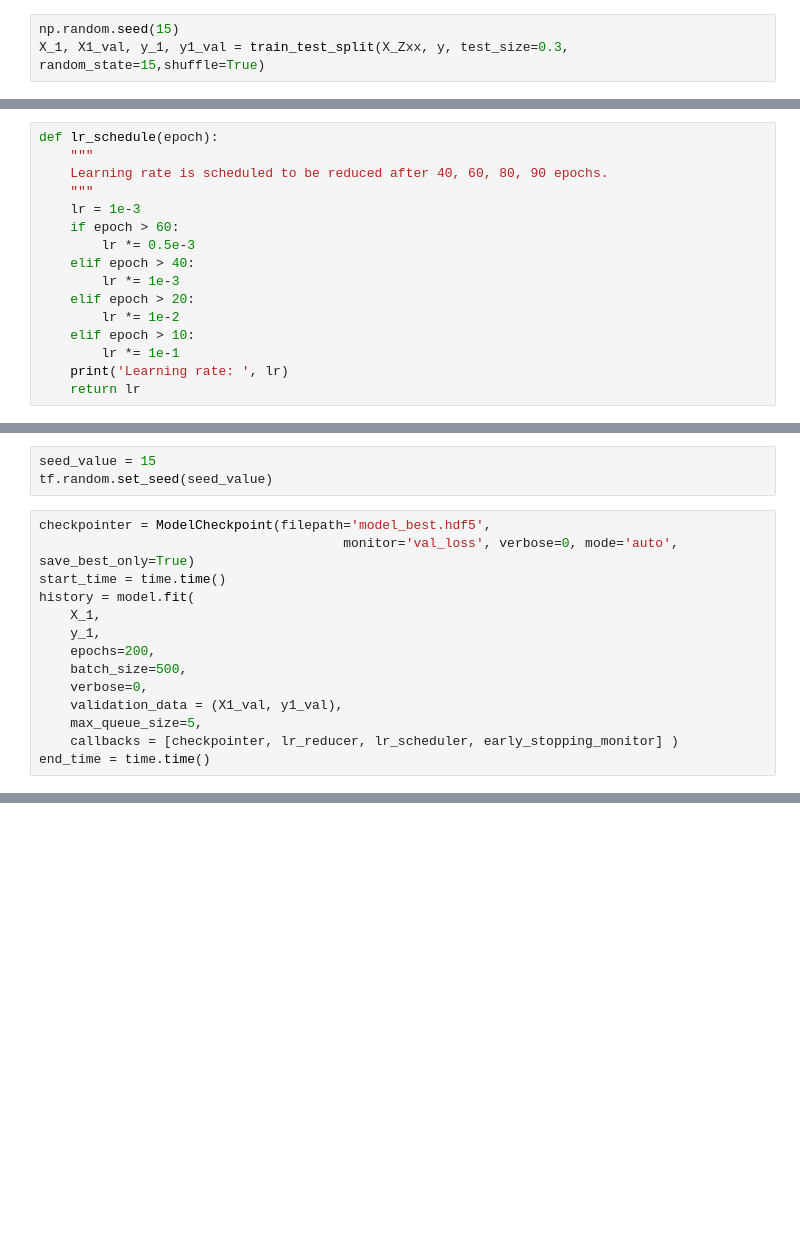
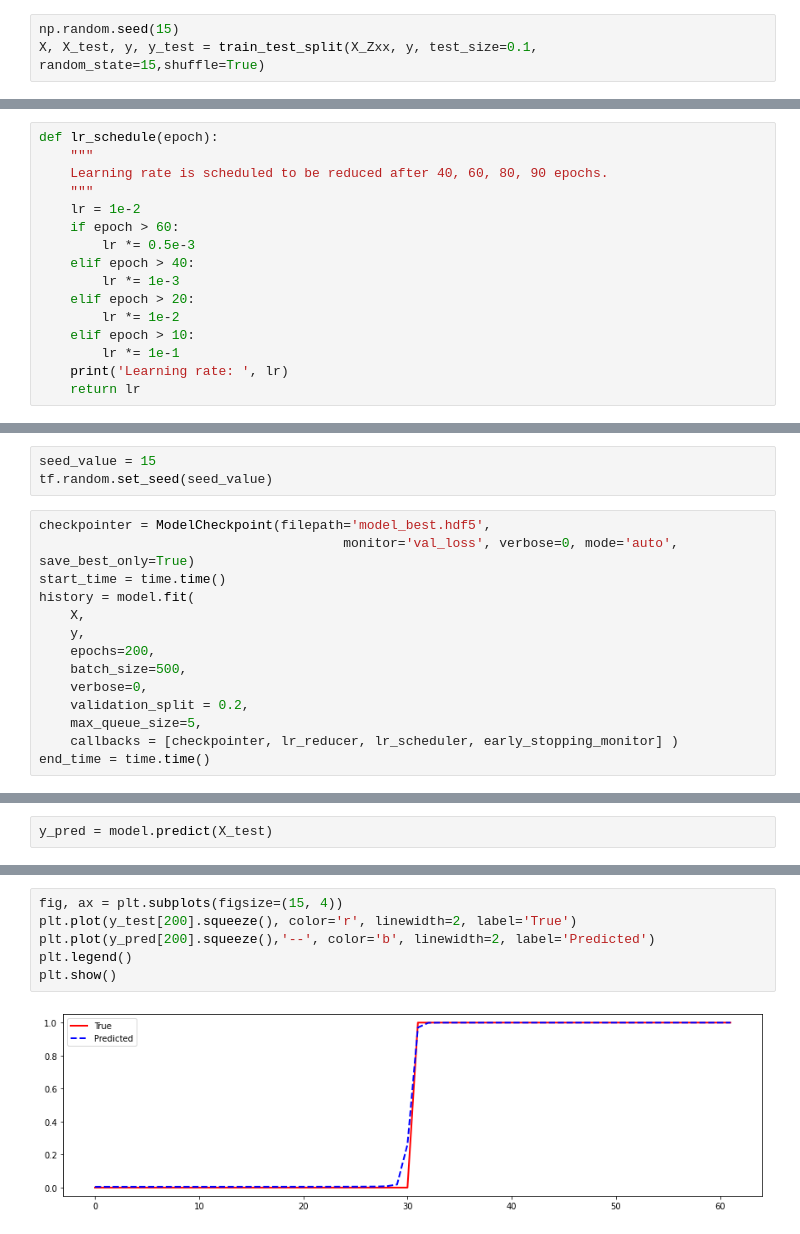
Before and after one commit to Lyd202002427/CRED-model, a Jupyter notebook: Model.ipynb, the cells around one changed output, grey strips where cells are left out. Saved outputs shown, nothing was run; the diff lists cells and outputs as text; blank space fills up the shorter version.

```diff
--- a/Model.ipynb
+++ b/Model.ipynb
@@ -130,7 +141,7 @@ print(X_Zxx.shape)
 (19073, 248, 13, 3)
 # %%
 np.random.seed(15)
-X_1, X1_val, y_1, y1_val = train_test_split(X_Zxx, y, test_size=0.3, random_state=15,shuffle=True)
+X, X_test, y, y_test = train_test_split(X_Zxx, y, test_size=0.1, random_state=15,shuffle=True)
 # %% [markdown]
 ## CRED Model Training
 # %%
@@ -138,7 +149,7 @@ def lr_schedule(epoch):
     """
     Learning rate is scheduled to be reduced after 40, 60, 80, 90 epochs.
     """
-    lr = 1e-3
+    lr = 1e-2
     if epoch > 60:
         lr *= 0.5e-3
     elif epoch > 40:
@@ -247,12 +258,12 @@ checkpointer = ModelCheckpoint(filepath='model_best.hdf5',
                                        monitor='val_loss', verbose=0, mode='auto', save_best_only=True)
 start_time = time.time()
 history = model.fit(
-    X_1,
-    y_1,
+    X,
+    y,
     epochs=200,
     batch_size=500,
     verbose=0,
-    validation_data = (X1_val, y1_val),
+    validation_split = 0.2,
     max_queue_size=5,
     callbacks = [checkpointer, lr_reducer, lr_scheduler, early_stopping_monitor] )
 end_time = time.time()
@@ -375,0 +404,2 @@ def Confusion_Matrix(test_array, y_true_array):
+# %%
+y_pred = model.predict(X_test)
@@ -375,0 +438,8 @@ def Confusion_Matrix(test_array, y_true_array):
+# %%
+fig, ax = plt.subplots(figsize=(15, 4))
+plt.plot(y_test[200].squeeze(), color='r', linewidth=2, label='True')
+plt.plot(y_pred[200].squeeze(),'--', color='b', linewidth=2, label='Predicted')
+plt.legend()
+plt.show()
+# %% [output]
+[figure, added]
```
Also changed, not shown: parts of 25 cells of this notebook.
